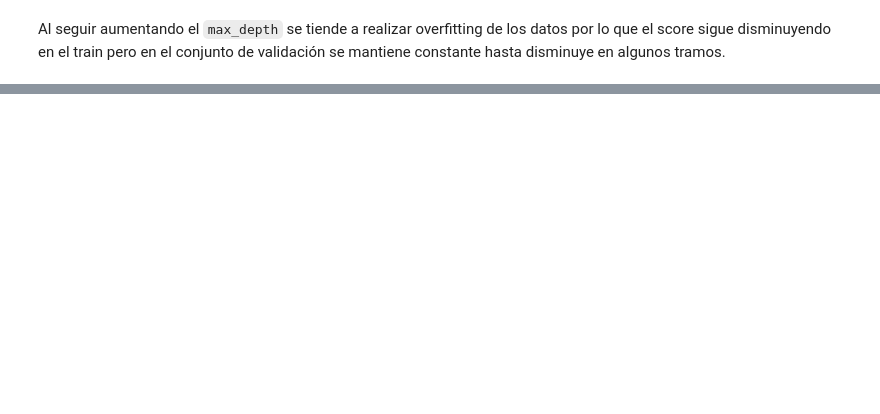
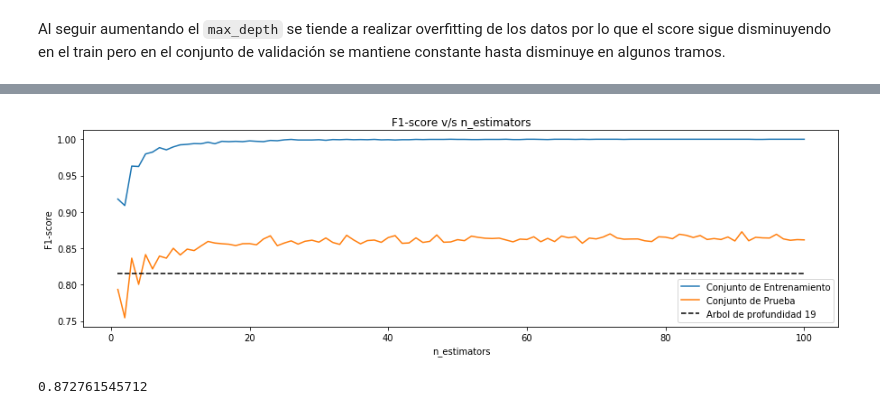
Before and after one commit to cvalenzu/ML-2017, a Jupyter notebook: hw3/Tarea 3.ipynb, the cells around one changed output, grey strips where cells are left out. Drawn from its saved outputs; the diff is of its cells as text; code cells hidden in the pictures; blank space fills up the shorter version.

```diff
--- a/hw3/Tarea 3.ipynb
+++ b/hw3/Tarea 3.ipynb
@@ -387,0 +547,26 @@ _= interact(interact_depth,data = fixed((X_train, Y_train, X_test, Y_test, X_val
+# %%
+scor_tr_RF = []
+scor_t_RF  = []
+for n in range(1,101):
+    model = RandomForestClassifier(n_estimators=n, max_depth=19,n_jobs=-1)
+    model.fit(x_tr,y_tr)
+    y_tr_p = model.predict(x_tr)
+    y_t_p = model.predict(x_t)
+    scor_tr_RF.append(f1_score(y_tr,y_tr_p))
+    scor_t_RF.append(f1_score(y_t,y_t_p))
+# %%
+plt.figure(figsize=(15,4))
+plt.plot(range(1,101),scor_tr_RF, label="Conjunto de Entrenamiento")
+plt.plot(range(1,101),scor_t_RF, label="Conjunto de Prueba")
+plt.plot([1,100],[f1t1,f1t1],'k--', label='Arbol de profundidad 19')
+plt.title("F1-score v/s n_estimators")
+plt.xlabel("n_estimators")
+plt.ylabel("F1-score")
+plt.legend(loc='best')
+plt.show()
+# %% [output]
+[figure, added]
+# %%
+print max(scor_t_RF)
+# %% [output]
+0.872761545712
```
Also changed, not shown: parts of 76 cells of this notebook, 4 other files.
